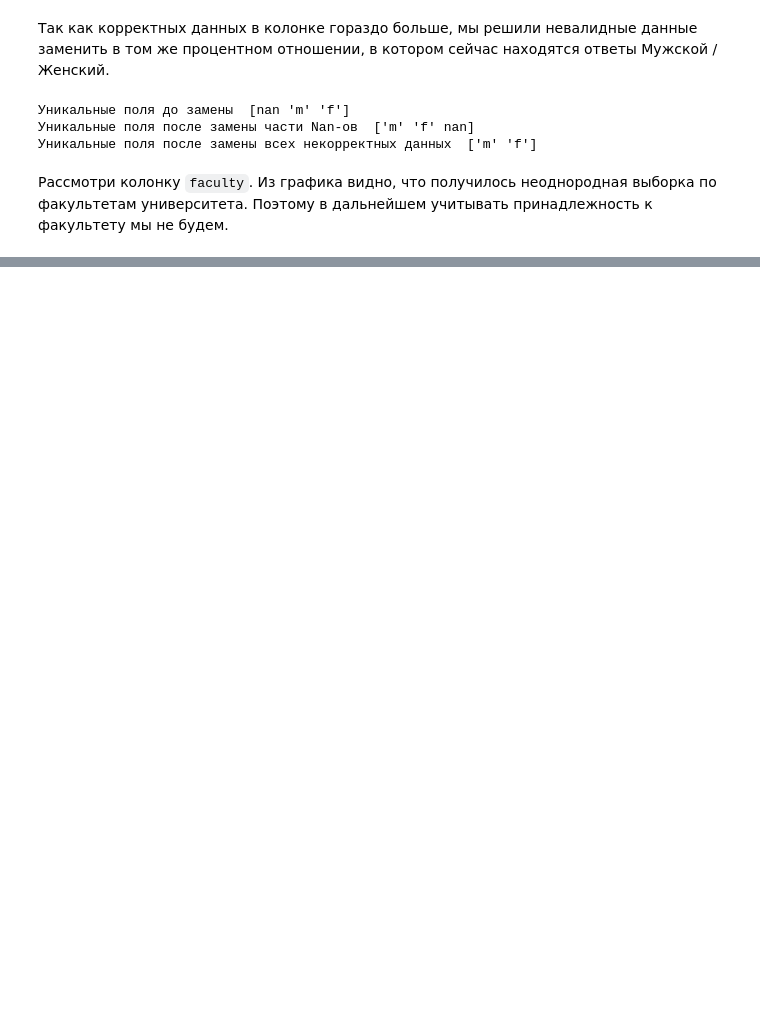
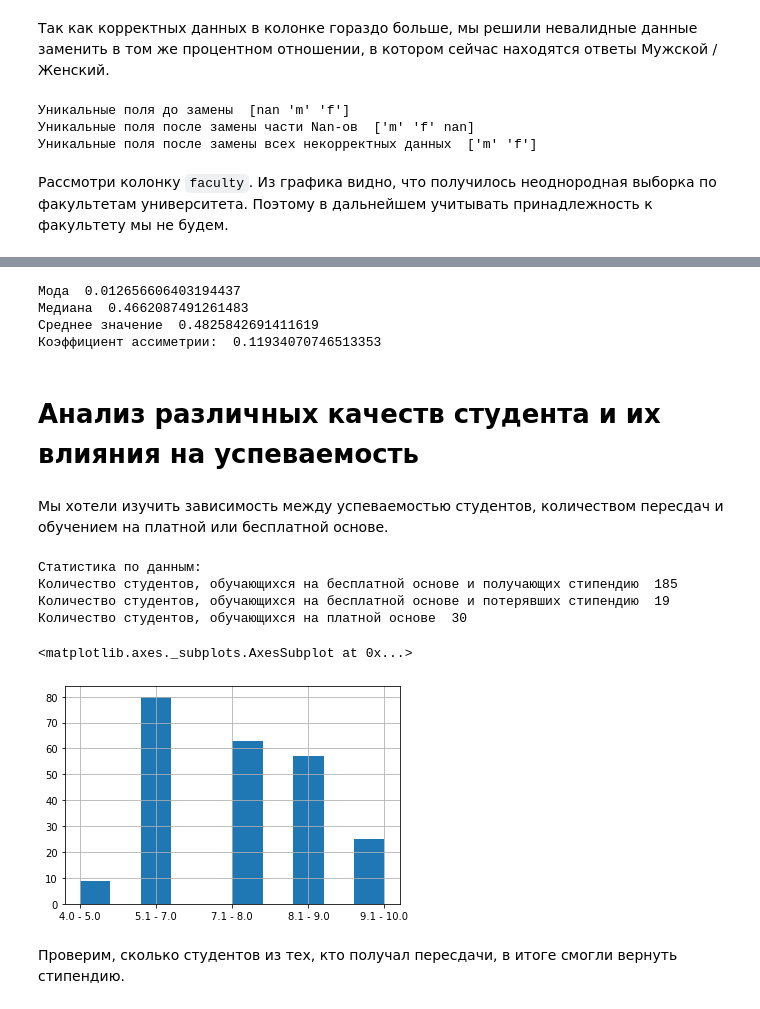
Before and after one commit to sherri-ice/DataAnalyseProject, a Jupyter notebook: vkiad_project.ipynb, the cells around one changed output, grey strips where cells are left out. Saved outputs shown, nothing was run; the diff lists cells and outputs as text; code cells hidden in the pictures; blank space fills up the shorter version.

```diff
--- a/vkiad_project.ipynb
+++ b/vkiad_project.ipynb
@@ -135,0 +234,36 @@ data_frame
+# %%
+normal = np.random.rand(len(averaged_grades_in_array))
+print('Мода ', normal[np.argmax(np.unique(normal, return_counts=True)[0])])
+print('Медиана ', np.median(normal))
+print('Среднее значение ', np.mean(normal))
+numerator = 1. / len(normal) * np.sum((normal - np.mean(normal)) ** 3)
+denominator = (1. / len(normal) * np.sum((normal - np.mean(normal)) ** 2)) ** 1.5
+skewness = numerator / denominator
+print('Коэффициент ассиметрии: ', skewness)
+# %% [output]
+Мода  0.012656606403194437
+Медиана  0.4662087491261483
+Среднее значение  0.4825842691411619
+Коэффициент ассиметрии:  0.11934070746513353
+# %% [markdown]
+# Анализ различных качеств студента и их влияния на успеваемость
+# %% [markdown]
+Мы хотели изучить зависимость между успеваемостью студентов, количеством пересдач и обучением на платной или бесплатной основе.
+# %%
+education_info = data_frame.loc[:, ['education_type', 'average_grade']].set_index('education_type')
+print('Статистика по данным:')
+print('Количество студентов, обучающихся на бесплатной основе и получающих стипендию ', education_info.loc['Бесплатно, получаю стипендию'].shape[0])
+print('Количество студентов, обучающихся на бесплатной основе и потерявших стипендию ', education_info.loc['Бесплатно, потерял стипендию'].shape[0])
+print('Количество студентов, обучающихся на платной основе ', education_info.loc['Платно'].shape[0])
+# %% [output]
+Статистика по данным:
+Количество студентов, обучающихся на бесплатной основе и получающих стипендию  185
+Количество студентов, обучающихся на бесплатной основе и потерявших стипендию  19
+Количество студентов, обучающихся на платной основе  30
+# %%
+data_frame.loc[:, 'average_grade'].sort_values().hist()
+# %% [output]
+<matplotlib.axes._subplots.AxesSubplot at 0x...>
+[figure, added]
+# %% [markdown]
+Проверим, сколько студентов из тех, кто получал пересдачи, в итоге смогли вернуть стипендию.
```
Also changed, not shown: parts of 14 cells of this notebook.
